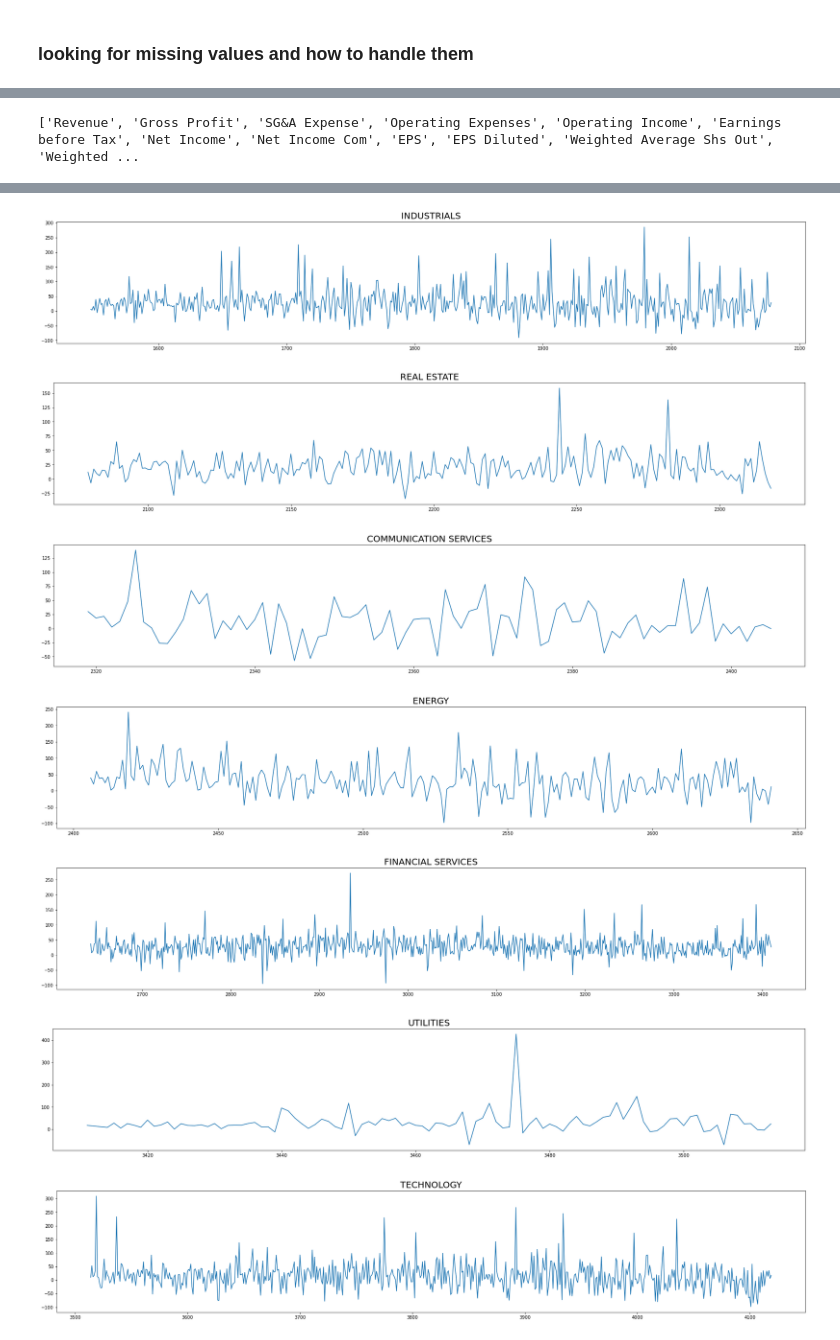
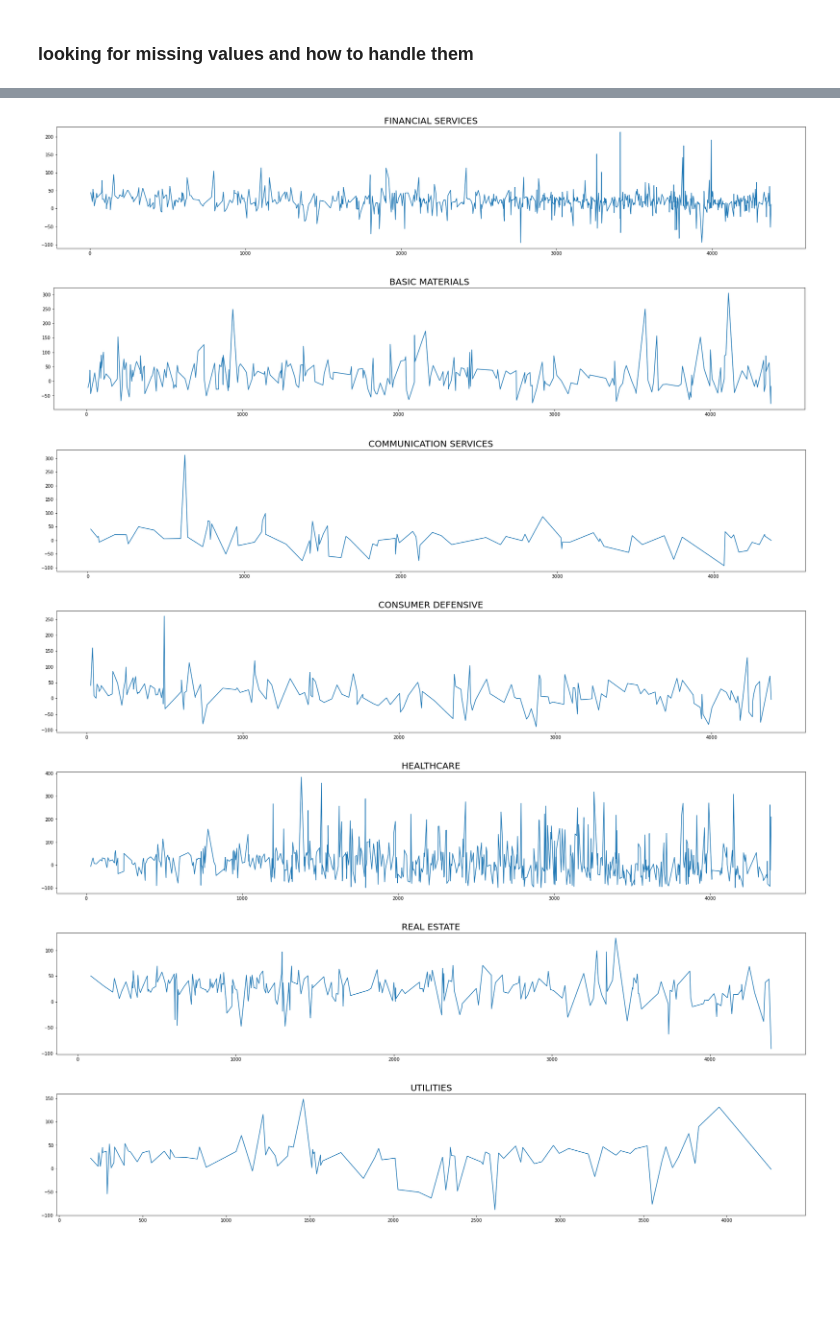
Before and after one commit to JosipHarambasic/ML_Project, a Jupyter notebook: ml_main.ipynb, the cells around one changed output, grey strips where cells are left out. Drawn from its saved outputs; the diff is of its cells as text; code cells hidden in the pictures; blank space fills up the shorter version.

Commit message:
added Cleaned Data

```diff
--- a/ml_main.ipynb
+++ b/ml_main.ipynb
@@ -70,7 +66,7 @@ ds2014 = ds2014[ds2014["2016 PRICE VAR [%]"]<500]
 # %%
 # Drop columns relative to classification, we will use them later
-class_data = ds2014.loc[:, ['Class', '2016 PRICE VAR [%]']]
-ds2014.drop(['Class', '2016 PRICE VAR [%]'], inplace=True, axis=1)
+class_data = ds2014.loc[:, ['Class', price]]
+ds2014.drop(['Class', price], inplace=True, axis=1)
 
 # Plot initial status of data quality in terms of nan-values and zero-values
 nan_vals = ds2014.isna().sum()
@@ -191,9 +180,9 @@ df_test2.describe()
 # %%
 # Cut outliers
-top_quantiles = df_test2.quantile(0.97)
+top_quantiles = df_test2.quantile(0.95)
 outliers_top = (df_test2 > top_quantiles)
 
-low_quantiles = df_test2.quantile(0.03)
+low_quantiles = df_test2.quantile(0.05)
 outliers_low = (df_test2 < low_quantiles)
 
 df_test2 = df_test2.mask(outliers_top, top_quantiles, axis=1)
@@ -215,3 +204,5 @@ df_test2.describe()
 # %%
-# Replace nan-values with mean value of column, considering each sector individually.
+# Replace nan-values with mean value of column, considering each sector individually. Remove Price Var that are bigger than 400, since it does not make too much sense of companies making more than 400% a year
+df_test2 = df_test2.join(class_data)
+df_test2 = df_test2[df_test2[price]<400]
 df_test2 = df_test2.groupby(['Sector']).transform(lambda x: x.fillna(x.mean()))
@@ -225,26 +209,17 @@ plt.show()
 # %%
 # Add the sector column
 df_out = df_test2.join(ds2014['Sector'])
-
-# Add back the classification columns
-df_out = df_out.join(class_data)
-
-# Print information about dataset
-#print(list(df_out))
-#df_out.describe()
-# %% [output]
-['Revenue', 'Gross Profit', 'SG&A Expense', 'Operating Expenses', 'Operating Income', 'Earnings before Tax', 'Net Income', 'Net Income Com', 'EPS', 'EPS Diluted', 'Weighted Average Shs Out', 'Weighted ...
 # %%
 # Handle outliers which have more than 500% gain per year
-df_out = (df_out[df_out["2016 PRICE VAR [%]"]<500])
-dfp = df_out.loc[:, ['Sector', '2016 PRICE VAR [%]']]
+#df_out = (df_out[df_out["2016 PRICE VAR [%]"]<500])
+dfp = df_out.loc[:, ['Sector', price]]
 sector_list = dfp["Sector"].unique()
 for sector in sector_list:
 
     temp = dfp[dfp['Sector'] == sector]
 
     plt.figure(figsize=(30,5))
-    plt.plot(temp['2016 PRICE VAR [%]'])
+    plt.plot(temp[price])
     plt.title(sector.upper(), fontsize=20)
     plt.show()
 # %% [output]
@@ -255,10 +230,10 @@ for sector in sector_list:
-[figure, old version]
+[figure, new version]
-[figure, old version]
+[figure, new version]
-[figure, old version]
+[figure, new version]
-[figure, old version]
+[figure, new version]
-[figure, old version]
+[figure, new version]
-[figure, old version]
+[figure, new version]
-[figure, old version]
+[figure, new version]
 # %%
 #df_out.to_csv("Cleaned_2015.csv")
 # %%
```
Also changed, not shown: parts of 20 cells of this notebook, 5 other files.
